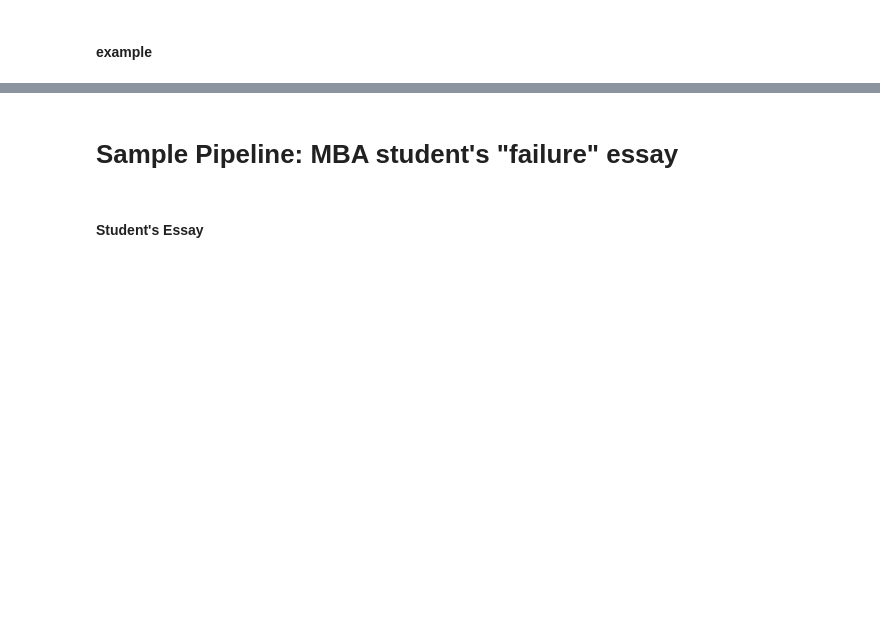
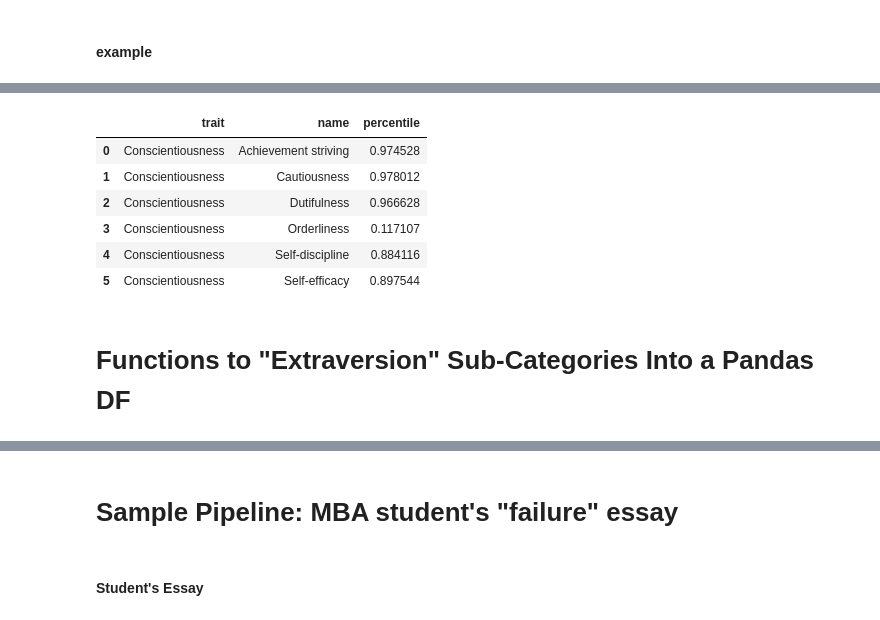
Before and after one commit to Beige-Coffee/48to1, a Jupyter notebook: IMB_Watson_Personality_Insights.ipynb, the cells around one changed output, grey strips where cells are left out. Drawn from its saved outputs; the diff is of its cells as text; code cells hidden in the pictures; blank space fills up the shorter version.

```diff
--- a/IMB_Watson_Personality_Insights.ipynb
+++ b/IMB_Watson_Personality_Insights.ipynb
@@ -108,5 +94,0 @@ text_to_big5_personality_pd(profile)
-# %%
-df = pd.DataFrame.from_dict(tone_analysis['sentences_tone'])
-# %%
-df['score'] = df['tones'].apply(get_score)
-df['tone'] = df['tones'].apply(get_tone)
@@ -139,0 +113,18 @@ def text_to_sentence_analysis(text):
+# %%
+def text_to_conscientiousness_sub_personality_pd(profile):
+    df = pd.DataFrame(profile['personality'])
+    df = pd.DataFrame(df[df['name'] == 'Conscientiousness']['children'][1])
+    df['trait'] = 'Conscientiousness'
+    return df[['trait','name', 'percentile']]
+# %%
+text_to_conscientiousness_sub_personality_pd(profile)
+# %% [output]
+|  | trait | name | percentile |
+| 0 | Conscientiousness | Achievement striving | 0.974528 |
+| 1 | Conscientiousness | Cautiousness | 0.978012 |
+| 2 | Conscientiousness | Dutifulness | 0.966628 |
+| 3 | Conscientiousness | Orderliness | 0.117107 |
+| 4 | Conscientiousness | Self-discipline | 0.884116 |
+| 5 | Conscientiousness | Self-efficacy | 0.897544 |
+# %% [markdown]
+# Functions to "Extraversion" Sub-Categories Into a Pandas DF
```
Also changed, not shown: parts of 31 cells of this notebook.
